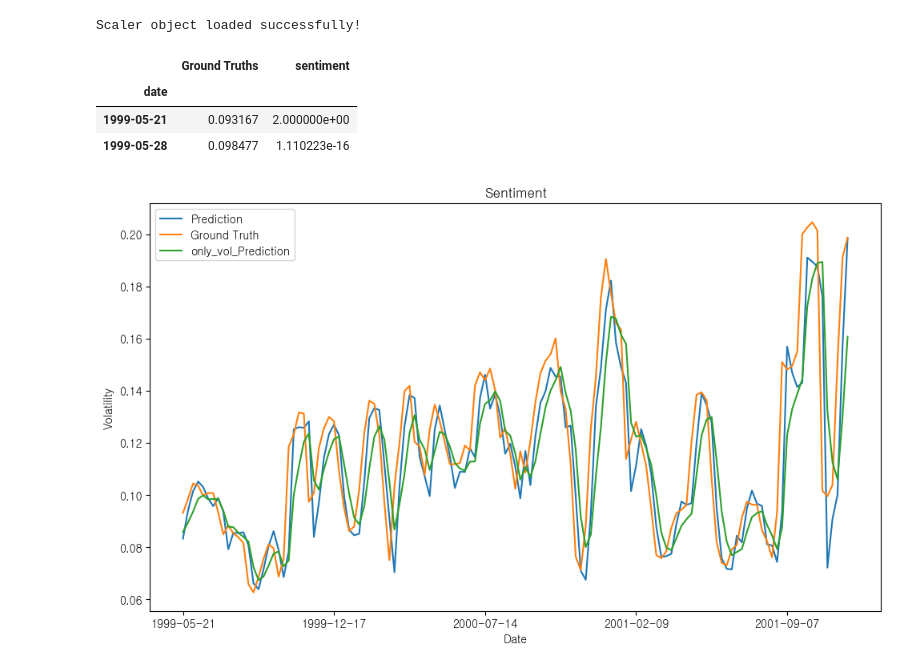
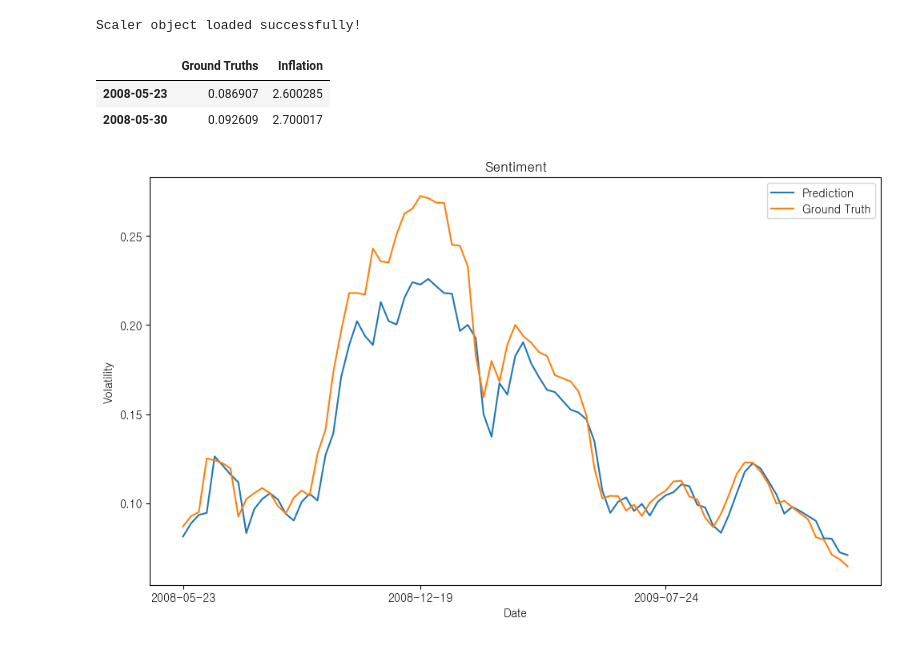
Before and after one commit to kimjuhwan1234/Volatility_Forecasting, a Jupyter notebook: EDA.ipynb, the cells around one changed output. Saved outputs shown, nothing was run; the diff lists cells and outputs as text; code cells hidden in the pictures.

```diff
--- a/EDA.ipynb
+++ b/EDA.ipynb
@@ -12,7 +12,7 @@ plt.rc('font', family='GULIM')
 BZ = pd.read_csv('Database/future_std/BZ_vol.csv', index_col=0)
 only_vol = pd.read_csv('Files/BiLSTM/additionalX_SP.csv', index_col=0)
 exterior = pd.read_csv('Files/exterior_10_2008.csv', index_col=0)
-retrain = pd.read_csv('Files/BiLSTM/additionalX_ti.csv', index_col=0)
+retrain = pd.read_csv('Files/BiLSTM/additionalX_BZ.csv', index_col=0)
 SP_5 = pd.read_csv('Database/spot_std/SP_vol_100.csv', index_col=0)
 SP_4 = pd.read_csv('Database/spot_std/SP_vol_384.csv', index_col=0)
 SP_6 = pd.read_csv('Database/spot_std/SP_vol_75.csv', index_col=0)
@@ -33,8 +33,8 @@ only_vol.index = pd.to_datetime(only_vol.index)
 exterior.index = pd.to_datetime(exterior.index)
 retrain.index = pd.to_datetime(retrain.index)
 
-pred = pd.concat([retrain['Predictions'], SP_s.iloc[:, 1:]], axis=1).dropna()
-truth = pd.concat([retrain['Ground Truths'], SP_s.iloc[:, 1:]], axis=1).dropna()
+pred = pd.concat([retrain['Predictions'], BZ.iloc[:, 1:]], axis=1).dropna()
+truth = pd.concat([retrain['Ground Truths'], BZ.iloc[:, 1:]], axis=1).dropna()
 # %%
 from joblib import load
 
@@ -57,29 +57,28 @@ Scaler object loaded successfully!
 # %%
 truth_inv.head(2)
 # %% [output]
-|  | Ground Truths | sentiment |
-| date |  |  |
-| 1999-05-21 | 0.093167 | 2.000000e+00 |
-| 1999-05-28 | 0.098477 | 1.110223e-16 |
+|  | Ground Truths | Inflation |
+| 2008-05-23 | 0.086907 | 2.600285 |
+| 2008-05-30 | 0.092609 | 2.700017 |
 # %%
 plt.figure(figsize=(10, 6))
 
 
 # plt.plot(retrain['Predictions'].iloc[:-2], label='Prediction')
 # plt.plot(retrain['Ground Truths'].iloc[:-2], label='Ground Truth')
 plt.plot(pred_inv.iloc[:,0], label='Prediction')
 plt.plot(truth_inv.iloc[:,0], label='Ground Truth')
-plt.plot(only_vol['Predictions'], label='only_vol_Prediction')
+# plt.plot(only_vol['Predictions'], label='only_vol_Prediction')
 
 plt.title('Sentiment')
 plt.xlabel('Date')
 plt.ylabel('Volatility')
 plt.legend()
 plt.xticks(retrain.index[0:-2:30])
 plt.tight_layout()
 plt.show()
 # %% [output]
-[figure, old version]
+[figure, new version]
 # %%
 def calculate_mae(gt, output):
     mae = mean_absolute_error(gt, output)
```
Also changed, not shown: parts of 6 cells of this notebook, 14 other files.
